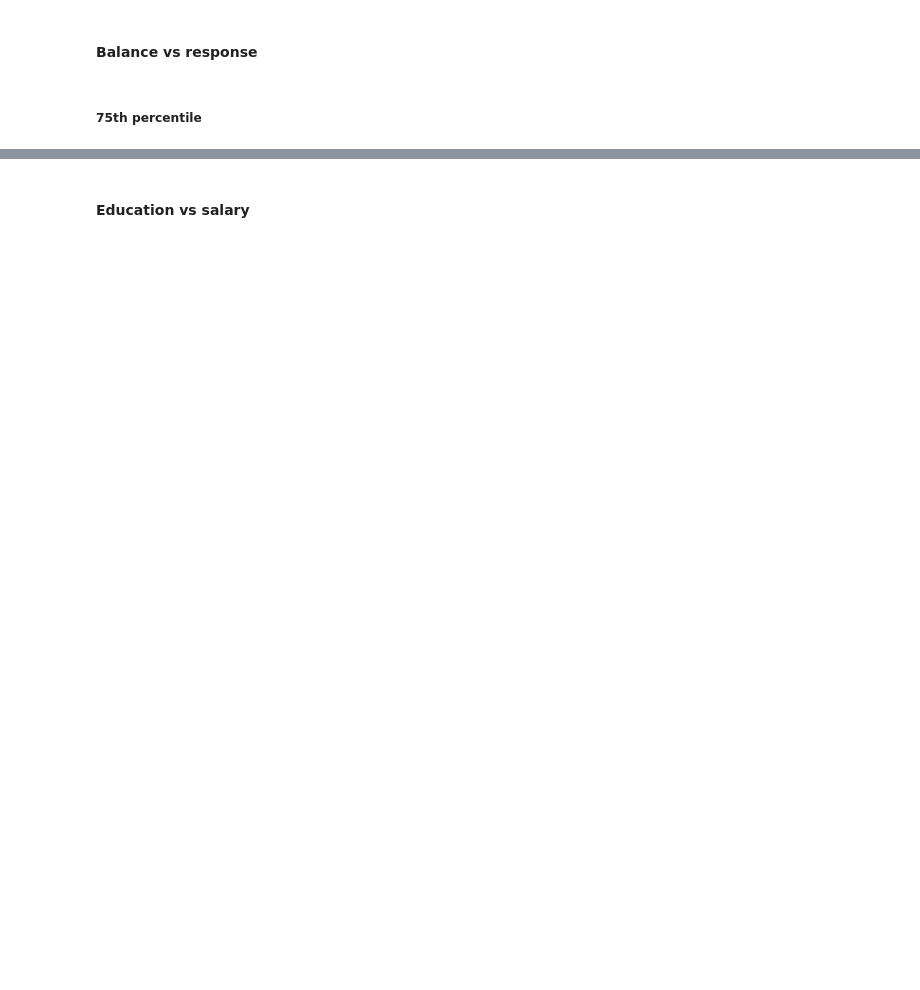
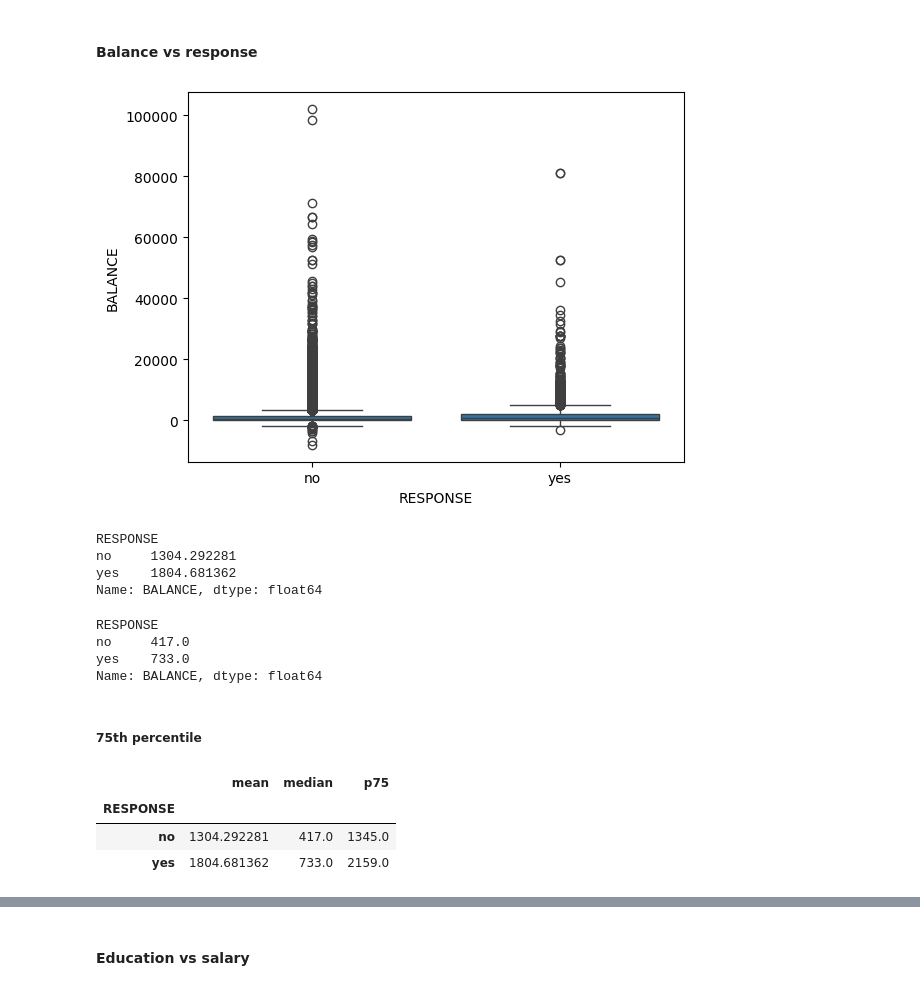
Before and after one commit to AkankshaDwivedi/bank-marketing-campaign, a Jupyter notebook: Bank_Marketing_Campaign_EDA_AD.ipynb, the cells around one changed output, grey strips where cells are left out. Drawn from its saved outputs; the diff is of its cells as text; code cells hidden in the pictures; blank space fills up the shorter version.

```diff
--- a/Bank_Marketing_Campaign_EDA_AD.ipynb
+++ b/Bank_Marketing_Campaign_EDA_AD.ipynb
@@ -672,10 +701,26 @@ sns.heatmap(bank_df_1[['SALARY', 'BALANCE', 'AGE']].corr(), annot=True, cmap="Re
 #### Balance vs response
 # %%
 #plot the box plot of balance for yes & no responses.
+sns.boxplot(data=bank_df_1, x='RESPONSE', y='BALANCE')
+plt.show()
+# %% [output]
+[figure, added]
 # %%
 #groupby the response to find the mean of the balance with response no & yes seperatly.
+bank_df_1.groupby('RESPONSE')['BALANCE'].mean()
+# %% [output]
+RESPONSE
+no     1304.292281
+yes    1804.681362
+Name: BALANCE, dtype: float64
 # %%
 #groupby the response to find the median of the balance with response no & yes seperatly.
+bank_df_1.groupby('RESPONSE')['BALANCE'].median()
+# %% [output]
+RESPONSE
+no     417.0
+yes    733.0
+Name: BALANCE, dtype: float64
 # %% [markdown]
 ##### 75th percentile
 # %%
@@ -684,5 +729,11 @@ def p75(x):
     return np.quantile(x, 0.75)
 # %%
 #calculate the mean, median and 75th percentile of balance with response
+bank_df_1.groupby('RESPONSE')['BALANCE'].aggregate(['mean', 'median', p75])
+# %% [output]
+|  | mean | median | p75 |
+| RESPONSE |  |  |  |
+| no | 1304.292281 | 417.0 | 1345.0 |
+| yes | 1804.681362 | 733.0 | 2159.0 |
 # %%
 #plot the bar graph of balance's mean an median with response.
```
Also changed, not shown: parts of 24 cells of this notebook.
